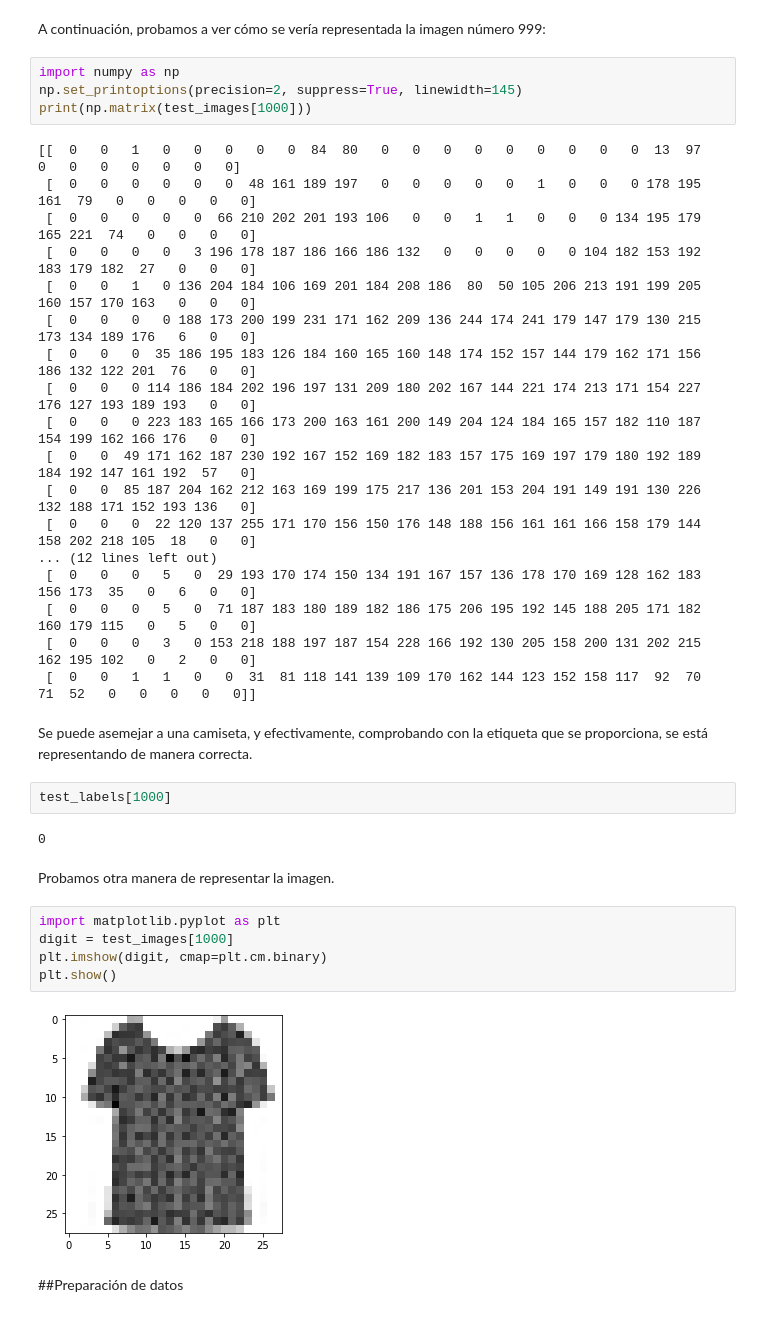
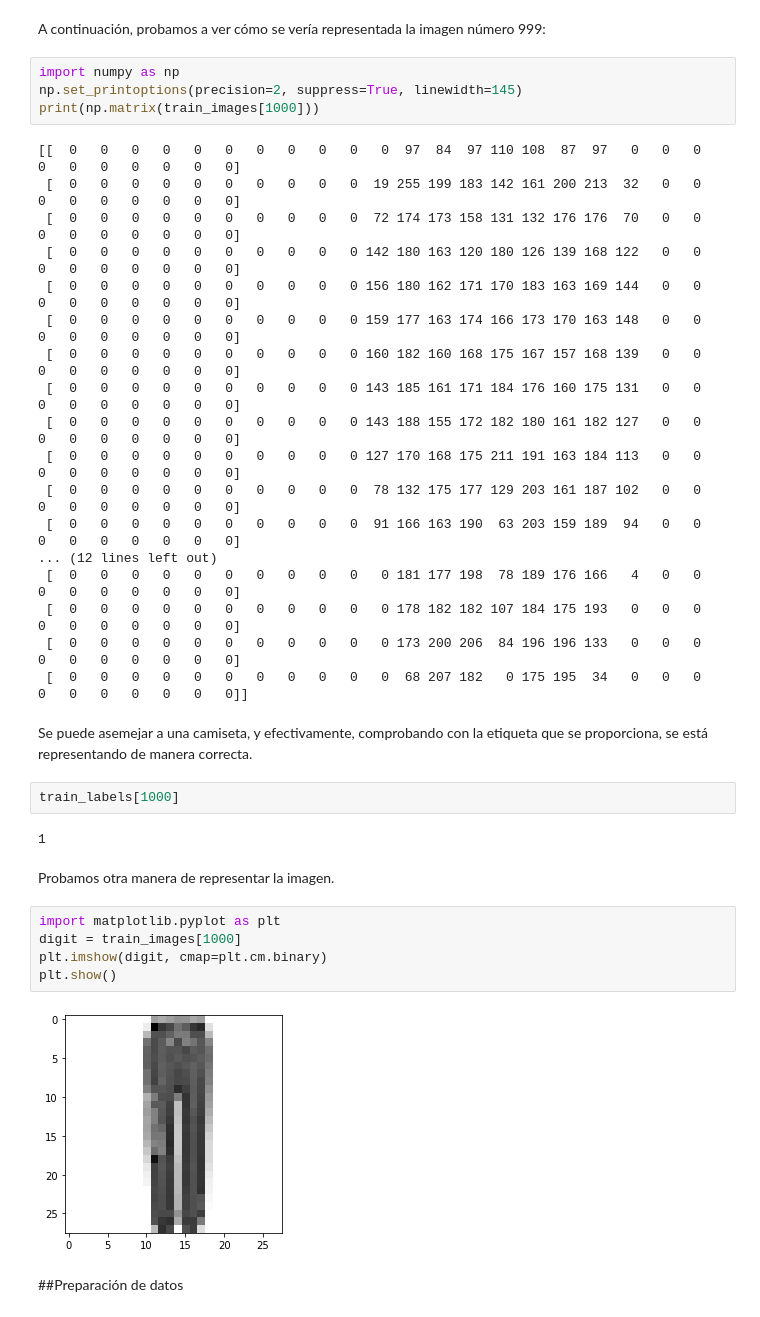
Before and after one commit to Yedramartinolmos/P1AA, a Jupyter notebook: AA_PRACTICA1_GRUPO_7.ipynb, the cells around one changed output. Saved outputs shown, nothing was run; the diff lists cells and outputs as text.

```diff
--- a/AA_PRACTICA1_GRUPO_7.ipynb
+++ b/AA_PRACTICA1_GRUPO_7.ipynb
@@ -58,40 +58,40 @@ A continuación, probamos a ver cómo se vería representada la imagen número 9
 # %%
 import numpy as np
 np.set_printoptions(precision=2, suppress=True, linewidth=145)
-print(np.matrix(test_images[1000]))
+print(np.matrix(train_images[1000]))
 # %% [output]
-[[  0   0   1   0   0   0   0   0  84  80   0   0   0   0   0   0   0   0   0  13  97   0   0   0   0   0   0   0]
- [  0   0   0   0   0   0  48 161 189 197   0   0   0   0   0   1   0   0   0 178 195 161  79   0   0   0   0   0]
- [  0   0   0   0   0  66 210 202 201 193 106   0   0   1   1   0   0   0 134 195 179 165 221  74   0   0   0   0]
- [  0   0   0   0   3 196 178 187 186 166 186 132   0   0   0   0   0 104 182 153 192 183 179 182  27   0   0   0]
- [  0   0   1   0 136 204 184 106 169 201 184 208 186  80  50 105 206 213 191 199 205 160 157 170 163   0   0   0]
- [  0   0   0   0 188 173 200 199 231 171 162 209 136 244 174 241 179 147 179 130 215 173 134 189 176   6   0   0]
- [  0   0   0  35 186 195 183 126 184 160 165 160 148 174 152 157 144 179 162 171 156 186 132 122 201  76   0   0]
- [  0   0   0 114 186 184 202 196 197 131 209 180 202 167 144 221 174 213 171 154 227 176 127 193 189 193   0   0]
- [  0   0   0 223 183 165 166 173 200 163 161 200 149 204 124 184 165 157 182 110 187 154 199 162 166 176   0   0]
- [  0   0  49 171 162 187 230 192 167 152 169 182 183 157 175 169 197 179 180 192 189 184 192 147 161 192  57   0]
- [  0   0  85 187 204 162 212 163 169 199 175 217 136 201 153 204 191 149 191 130 226 132 188 171 152 193 136   0]
- [  0   0   0  22 120 137 255 171 170 156 150 176 148 188 156 161 161 166 158 179 144 158 202 218 105  18   0   0]
+[[  0   0   0   0   0   0   0   0   0   0   0  97  84  97 110 108  87  97   0   0   0   0   0   0   0   0   0   0]
+ [  0   0   0   0   0   0   0   0   0   0  19 255 199 183 142 161 200 213  32   0   0   0   0   0   0   0   0   0]
+ [  0   0   0   0   0   0   0   0   0   0  72 174 173 158 131 132 176 176  70   0   0   0   0   0   0   0   0   0]
+ [  0   0   0   0   0   0   0   0   0   0 142 180 163 120 180 126 139 168 122   0   0   0   0   0   0   0   0   0]
+ [  0   0   0   0   0   0   0   0   0   0 156 180 162 171 170 183 163 169 144   0   0   0   0   0   0   0   0   0]
+ [  0   0   0   0   0   0   0   0   0   0 159 177 163 174 166 173 170 163 148   0   0   0   0   0   0   0   0   0]
+ [  0   0   0   0   0   0   0   0   0   0 160 182 160 168 175 167 157 168 139   0   0   0   0   0   0   0   0   0]
+ [  0   0   0   0   0   0   0   0   0   0 143 185 161 171 184 176 160 175 131   0   0   0   0   0   0   0   0   0]
+ [  0   0   0   0   0   0   0   0   0   0 143 188 155 172 182 180 161 182 127   0   0   0   0   0   0   0   0   0]
+ [  0   0   0   0   0   0   0   0   0   0 127 170 168 175 211 191 163 184 113   0   0   0   0   0   0   0   0   0]
+ [  0   0   0   0   0   0   0   0   0   0  78 132 175 177 129 203 161 187 102   0   0   0   0   0   0   0   0   0]
+ [  0   0   0   0   0   0   0   0   0   0  91 166 163 190  63 203 159 189  94   0   0   0   0   0   0   0   0   0]
 ... (12 lines left out)
- [  0   0   0   5   0  29 193 170 174 150 134 191 167 157 136 178 170 169 128 162 183 156 173  35   0   6   0   0]
- [  0   0   0   5   0  71 187 183 180 189 182 186 175 206 195 192 145 188 205 171 182 160 179 115   0   5   0   0]
- [  0   0   0   3   0 153 218 188 197 187 154 228 166 192 130 205 158 200 131 202 215 162 195 102   0   2   0   0]
- [  0   0   1   1   0   0  31  81 118 141 139 109 170 162 144 123 152 158 117  92  70  71  52   0   0   0   0   0]]
+ [  0   0   0   0   0   0   0   0   0   0   0 181 177 198  78 189 176 166   4   0   0   0   0   0   0   0   0   0]
+ [  0   0   0   0   0   0   0   0   0   0   0 178 182 182 107 184 175 193   0   0   0   0   0   0   0   0   0   0]
+ [  0   0   0   0   0   0   0   0   0   0   0 173 200 206  84 196 196 133   0   0   0   0   0   0   0   0   0   0]
+ [  0   0   0   0   0   0   0   0   0   0   0  68 207 182   0 175 195  34   0   0   0   0   0   0   0   0   0   0]]
 # %% [markdown]
 Se puede asemejar a una camiseta, y efectivamente, comprobando con la etiqueta que se proporciona, se está representando de manera correcta.
 # %%
-test_labels[1000]
+train_labels[1000]
 # %% [output]
-0
+1
 # %% [markdown]
 Probamos otra manera de representar la imagen.
 # %%
 import matplotlib.pyplot as plt
-digit = test_images[1000]
+digit = train_images[1000]
 plt.imshow(digit, cmap=plt.cm.binary)
 plt.show()
 # %% [output]
-[figure, old version]
+[figure, new version]
 # %% [markdown]
 ##Preparación de datos
 # %% [markdown]
```
Also changed, not shown: parts of 11 cells of this notebook.
